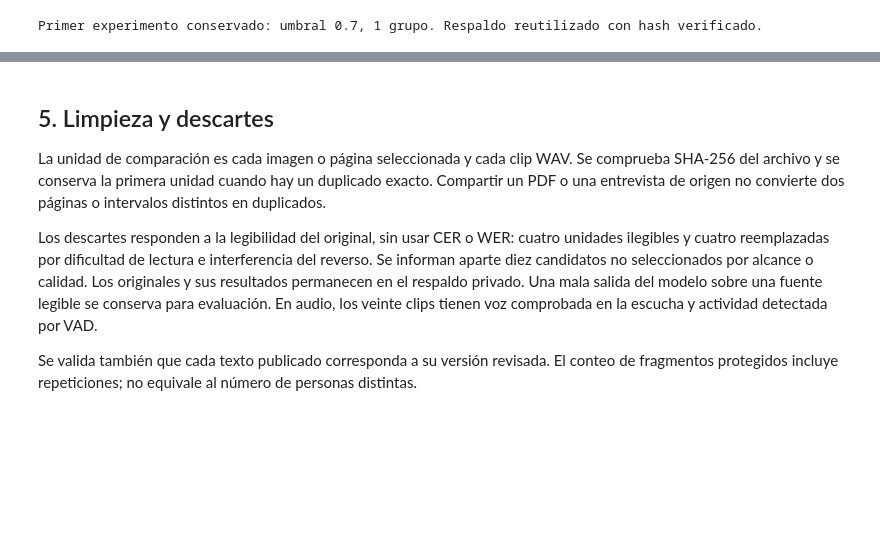
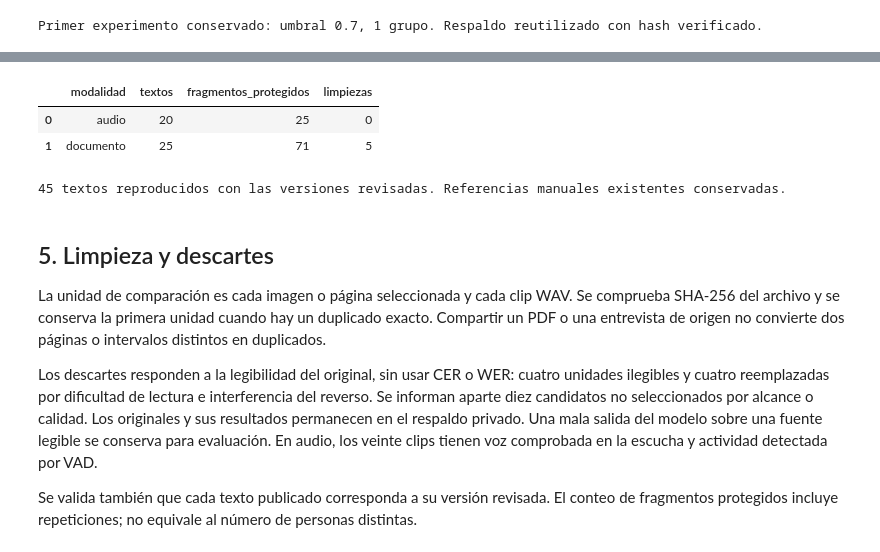
Before and after one commit to bocchienjoyer/python_intermedio, a Jupyter notebook: tarea_2/01_extraccion.ipynb, the cells around one changed output, grey strips where cells are left out. Saved outputs shown, nothing was run; the diff lists cells and outputs as text; code cells hidden in the pictures; blank space fills up the shorter version.

```diff
--- a/tarea_2/01_extraccion.ipynb
+++ b/tarea_2/01_extraccion.ipynb
@@ -2702,0 +423,17 @@ La asignación tiene una etiqueta por segmento ASR, por lo que puede fallar con
+# %%
+CACHE=RAIZ/'.cache/asr'
+os.environ['HF_HOME']=str((CACHE/'huggingface').resolve())
+os.environ['HF_HUB_DISABLE_XET']='1'
+os.environ['HF_HUB_DISABLE_SYMLINKS_WARNING']='1'
+from huggingface_hub import snapshot_download
+ruta_modelo=CACHE/'huggingface/hub/models--Systran--faster-whisper-small/snapshots'/config_asr['revision_modelo']
+if not ruta_modelo.is_dir():
+ ruta_modelo=Path(snapshot_download(config_asr['modelo'],revision=config_asr['revision_modelo'],token=False,
+  cache_dir=str((CACHE/'huggingface/hub').resolve()),allow_patterns=list(config_asr['archivos_modelo'])))
+for nombre,dato in config_asr['archivos_modelo'].items():assert sha(ruta_modelo/nombre)==dato['sha256']
+from faster_whisper.utils import get_assets_path
+assert sha(Path(get_assets_path())/config_asr['modelo_vad']['archivo'])==config_asr['modelo_vad']['sha256']
+muestra_audio=leer_json(RAIZ/'modelos/muestra_evaluacion_audio.json')
+orden=audios.sort_values(['duracion_seg','id']).head(10).id.tolist()
+assert orden==[r['id'] for r in muestra_audio['clips']]
+print('Pesos ASR y VAD verificados. Muestra reservada:',', '.join(orden))
@@ -2742,7 +609,7 @@ RAIZ=Path.cwd() if (Path.cwd()/'datos').is_dir() else Path.cwd()/'tarea_2'
 f=RAIZ/'datos/raw/audio/diarizacion/clip_005/metadatos.json'
 if f.exists():
  r=json.loads(f.read_text(encoding='utf-8'))
- sel=json.loads((RAIZ/'datos/raw/audio/seleccion.json').read_text(encoding='utf-8'))
+ sel=json.loads((RAIZ/'datos/raw/audio/seleccion_final.json').read_text(encoding='utf-8'))
  entrada=next(x for x in sel if x['id']=='clip_005')
  assert r['sha256_audio']==hashlib.sha256((RAIZ/entrada['archivo']).read_bytes()).hexdigest()
  print('Primer experimento conservado: umbral 0.7,',r['n_hablantes_modelo'],'grupo. Respaldo reutilizado con hash verificado.')
@@ -2761,7 +628,7 @@ else:
  pesos=RAIZ/'.cache/asr/diarizacion/wespeaker_en_voxceleb_resnet34_LM.onnx'
  assert hashlib.sha256(pesos.read_bytes()).hexdigest()==cfg['sha256_modelo']
  id_clip=cfg['clip']
- seleccion=json.loads((RAIZ/'datos/raw/audio/seleccion.json').read_text(encoding='utf-8'))
+ seleccion=json.loads((RAIZ/'datos/raw/audio/seleccion_final.json').read_text(encoding='utf-8'))
  entrada=next(r for r in seleccion if r['id']==id_clip)
  audio=decode_audio(str(RAIZ/entrada['archivo']),sampling_rate=16000)
  segmentos=json.loads((RAIZ/f'datos/raw/audio/asr_base/{id_clip}/segmentos.json').read_text(encoding='utf-8'))
@@ -5253,3 +737,30 @@ Marcas de hablante solo en el piloto clip_005; 20 referencias manuales vacías.
+# %%
+plan_privacidad=leer_json(RAIZ/'modelos/privacidad_corpus.json')
+control_privacidad=[]
+for registro in plan_privacidad['textos']:
+ assert registro['revision_humana_confirmada'] is True
+ assert sha(RAIZ/f_por_id.loc[registro['id'],'archivo'])==registro['sha256_archivo']
+ origen=RAIZ/registro['archivo_texto_original']
+ assert sha(origen)==registro['sha256_texto_original'], 'La salida del modelo cambió: requiere nueva revisión de privacidad.'
+ original=origen.read_text(encoding='utf-8');partes=[];cursor=0
+ for cambio in registro['operaciones']:
+  assert cursor<=cambio['inicio']<=cambio['fin']<=len(original)
+  partes.extend([original[cursor:cambio['inicio']],cambio['reemplazo']]);cursor=cambio['fin']
+ partes.append(original[cursor:]);publico=''.join(partes)
+ assert hashlib.sha256(publico.encode()).hexdigest()==registro['sha256_texto_publicado']
+ df,columna=(documentos,'texto_ocr') if registro['modalidad']=='documento' else (audios,'texto_asr')
+ df.loc[df.id==registro['id'],columna]=publico
+ control_privacidad.append({k:registro[k] for k in ['id','modalidad','fragmentos_protegidos','limpiezas']})
+assert len(control_privacidad)==45
+privacidad=pd.DataFrame(control_privacidad)
+display(privacidad.groupby('modalidad').agg(textos=('id','size'),fragmentos_protegidos=('fragmentos_protegidos','sum'),limpiezas=('limpiezas','sum')).reset_index())
+assert audios.loc[audios.id=='clip_005','texto_asr'].str.contains(r'\[HABLANTE_1\]').all()
+print('45 textos reproducidos con las versiones revisadas. Referencias manuales existentes conservadas.')
+# %% [output]
+|  | modalidad | textos | fragmentos_protegidos | limpiezas |
+| 0 | audio | 20 | 25 | 0 |
+| 1 | documento | 25 | 71 | 5 |
+45 textos reproducidos con las versiones revisadas. Referencias manuales existentes conservadas.
 # %% [markdown]
 ## 5. Limpieza y descartes
 
```
Also changed, not shown: parts of 109 cells of this notebook, 3 other files.
